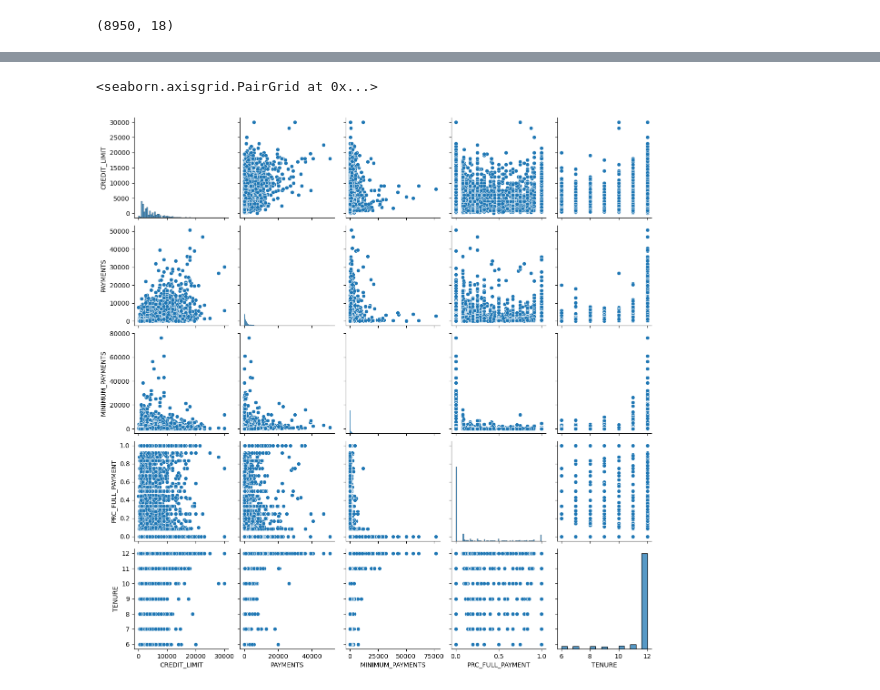
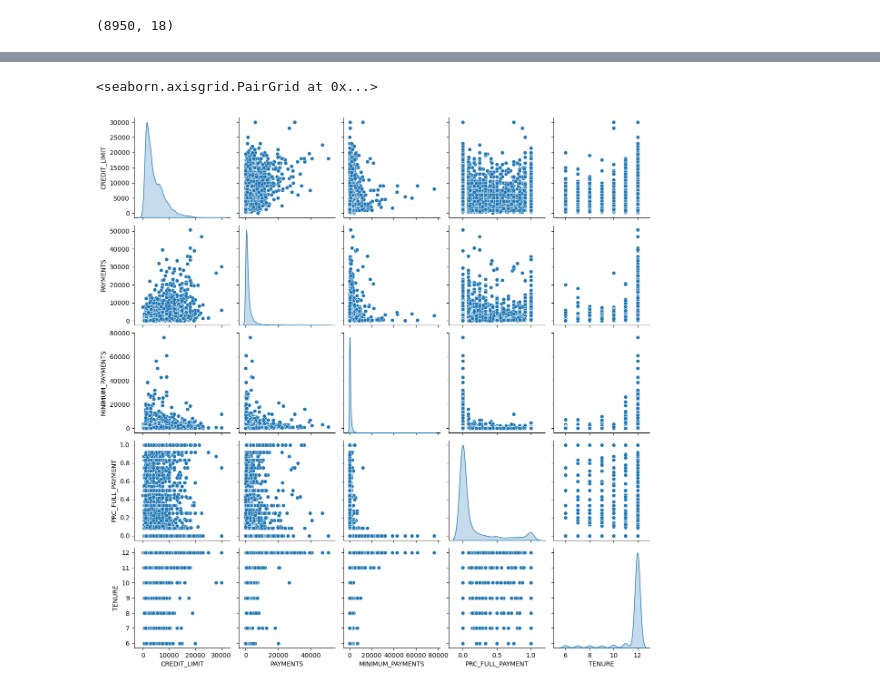
Before and after one commit to lucas-ben/mba-business-analytics, a Jupyter notebook: courses/machine-learning/Assignment 1/Bank Marketing Data/LucasBen_mban6120_assignment2.ipynb, the cells around one changed output, grey strips where cells are left out. Drawn from its saved outputs; the diff is of its cells as text; code cells hidden in the pictures.

```diff
--- a/courses/machine-learning/Assignment 1/Bank Marketing Data/LucasBen_mban6120_assignment2.ipynb
+++ b/courses/machine-learning/Assignment 1/Bank Marketing Data/LucasBen_mban6120_assignment2.ipynb
@@ -61,5 +61,5 @@ sns.pairplot(subset2)
 # %%
-sns.pairplot(subset3)
+sns.pairplot(subset3, diag_kind='kde')
 # %% [output]
 <seaborn.axisgrid.PairGrid at 0x...>
-[figure, old version]
+[figure, new version]
```
Also changed, not shown: parts of 2 cells of this notebook.
